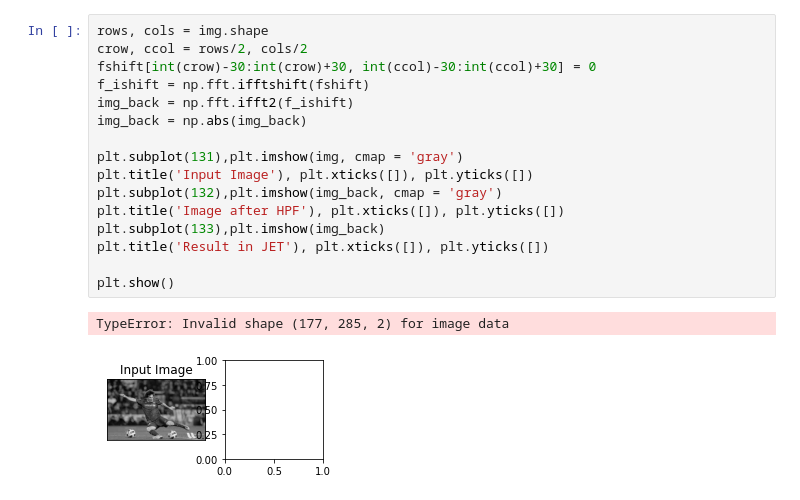
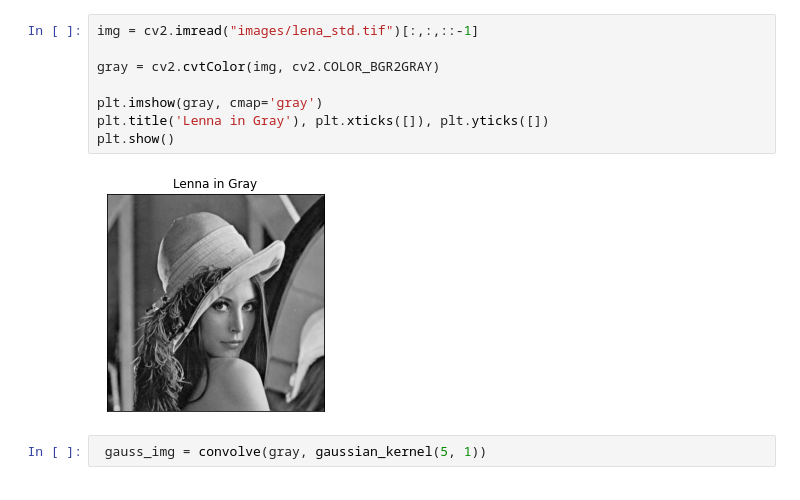
Before and after one commit to Jarzamendia/visaocomputacional, a Jupyter notebook: notebooks/Untitled.ipynb, the cells around one changed output. Drawn from its saved outputs; the diff is of its cells as text.

```diff
--- a/notebooks/Untitled.ipynb
+++ b/notebooks/Untitled.ipynb
@@ -39,19 +15,12 @@ plt.show()
 # %%
-rows, cols = img.shape
-crow, ccol = rows/2, cols/2
-fshift[int(crow)-30:int(crow)+30, int(ccol)-30:int(ccol)+30] = 0
-f_ishift = np.fft.ifftshift(fshift)
-img_back = np.fft.ifft2(f_ishift)
-img_back = np.abs(img_back)
+img = cv2.imread("images/lena_std.tif")[:,:,::-1]
 
-plt.subplot(131),plt.imshow(img, cmap = 'gray')
-plt.title('Input Image'), plt.xticks([]), plt.yticks([])
-plt.subplot(132),plt.imshow(img_back, cmap = 'gray')
-plt.title('Image after HPF'), plt.xticks([]), plt.yticks([])
-plt.subplot(133),plt.imshow(img_back)
-plt.title('Result in JET'), plt.xticks([]), plt.yticks([])
+gray = cv2.cvtColor(img, cv2.COLOR_BGR2GRAY)
 
+plt.imshow(gray, cmap='gray')
+plt.title('Lenna in Gray'), plt.xticks([]), plt.yticks([])
 plt.show()
 # %% [output]
-TypeError: Invalid shape (177, 285, 2) for image data
-[figure, old version]
+[figure, new version]
+# %%
+ gauss_img = convolve(gray, gaussian_kernel(5, 1))
```
Also changed, not shown: parts of 7 cells of this notebook, 17 other files.
